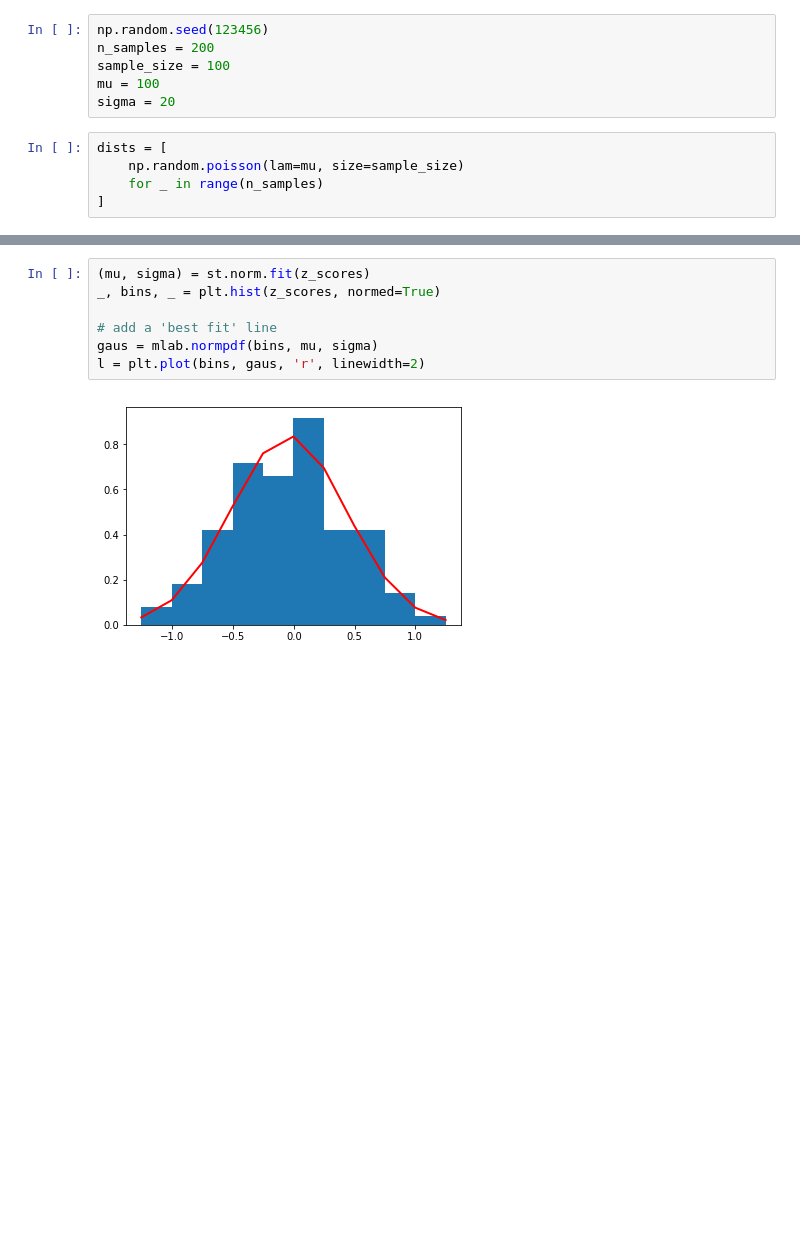
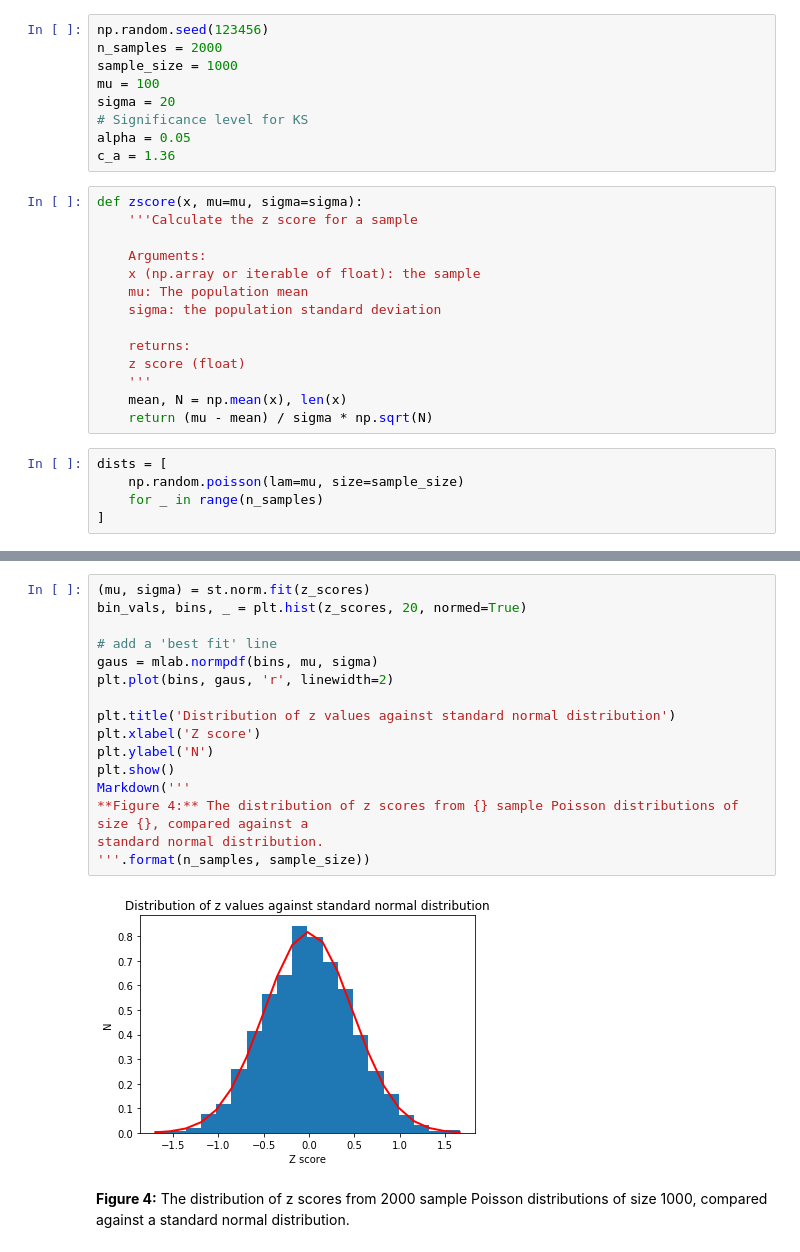
Before and after one commit to beasteers/PUI2017_bs3639, a Jupyter notebook: HW5_bs3639/Assignment 1.ipynb, the cells around one changed output, grey strips where cells are left out. Cells and saved outputs as stored; diff of their text form; blank space fills up the shorter version.

```diff
--- a/HW5_bs3639/Assignment 1.ipynb
+++ b/HW5_bs3639/Assignment 1.ipynb
@@ -13,9 +11,26 @@ def zscore(x, mu=mu, sigma=sigma):
 # %%
 np.random.seed(123456)
-n_samples = 200
-sample_size = 100
+n_samples = 2000
+sample_size = 1000
 mu = 100
 sigma = 20
+# Significance level for KS
+alpha = 0.05
+c_a = 1.36
+# %%
+def zscore(x, mu=mu, sigma=sigma):
+    '''Calculate the z score for a sample
+
+    Arguments:
+    x (np.array or iterable of float): the sample
+    mu: The population mean
+    sigma: the population standard deviation
+
+    returns:
+    z score (float)
+    '''
+    mean, N = np.mean(x), len(x)
+    return (mu - mean) / sigma * np.sqrt(N)
 # %%
 dists = [
     np.random.poisson(lam=mu, size=sample_size)
@@ -69,10 +84,22 @@ with $\mu={}$ and $\sigma={}$.
 with $\mu=100$ and $\sigma=20$.
 # %%
 (mu, sigma) = st.norm.fit(z_scores)
-_, bins, _ = plt.hist(z_scores, normed=True)
+bin_vals, bins, _ = plt.hist(z_scores, 20, normed=True)
 
 # add a 'best fit' line
 gaus = mlab.normpdf(bins, mu, sigma)
-l = plt.plot(bins, gaus, 'r', linewidth=2)
+plt.plot(bins, gaus, 'r', linewidth=2)
+
+plt.title('Distribution of z values against standard normal distribution')
+plt.xlabel('Z score')
+plt.ylabel('N')
+plt.show()
+Markdown('''
+**Figure 4:** The distribution of z scores from {} sample Poisson distributions of size {}, compared against a
+standard normal distribution.
+'''.format(n_samples, sample_size))
 # %% [output]
-[figure, old version]
+[figure, new version]
+
+**Figure 4:** The distribution of z scores from 2000 sample Poisson distributions of size 1000, compared against a
+standard normal distribution.
```
Also changed, not shown: parts of 9 cells of this notebook, 4 other files.
